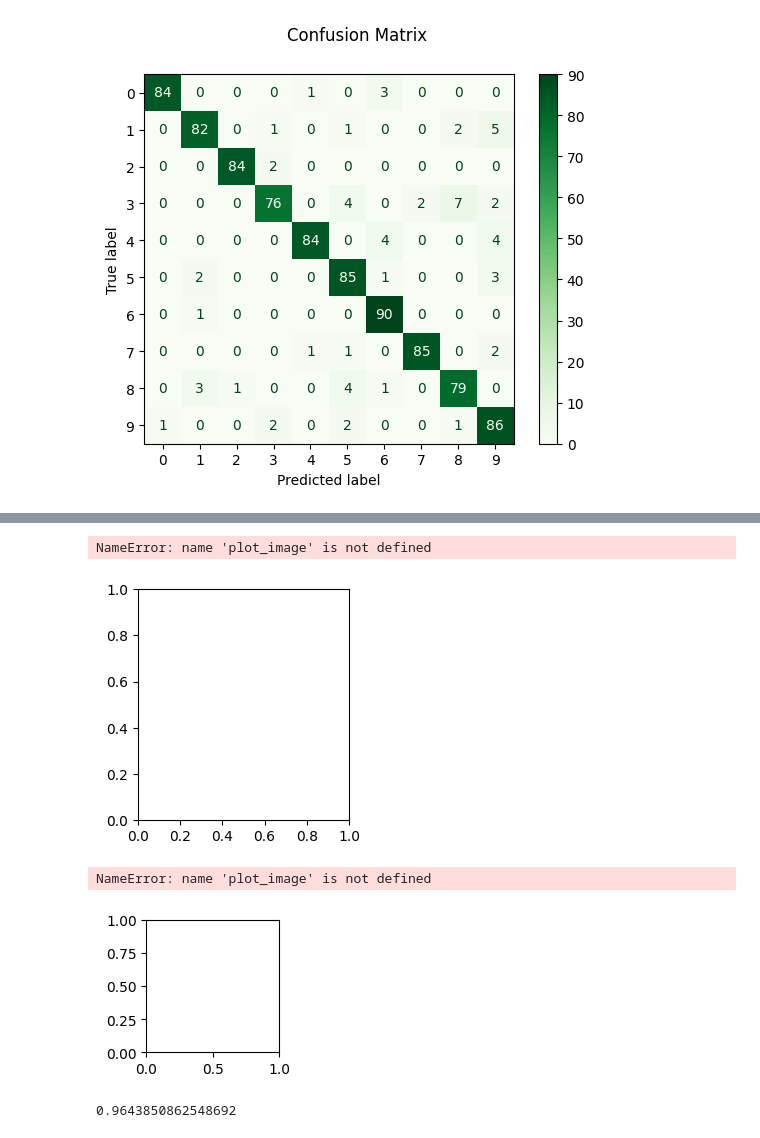
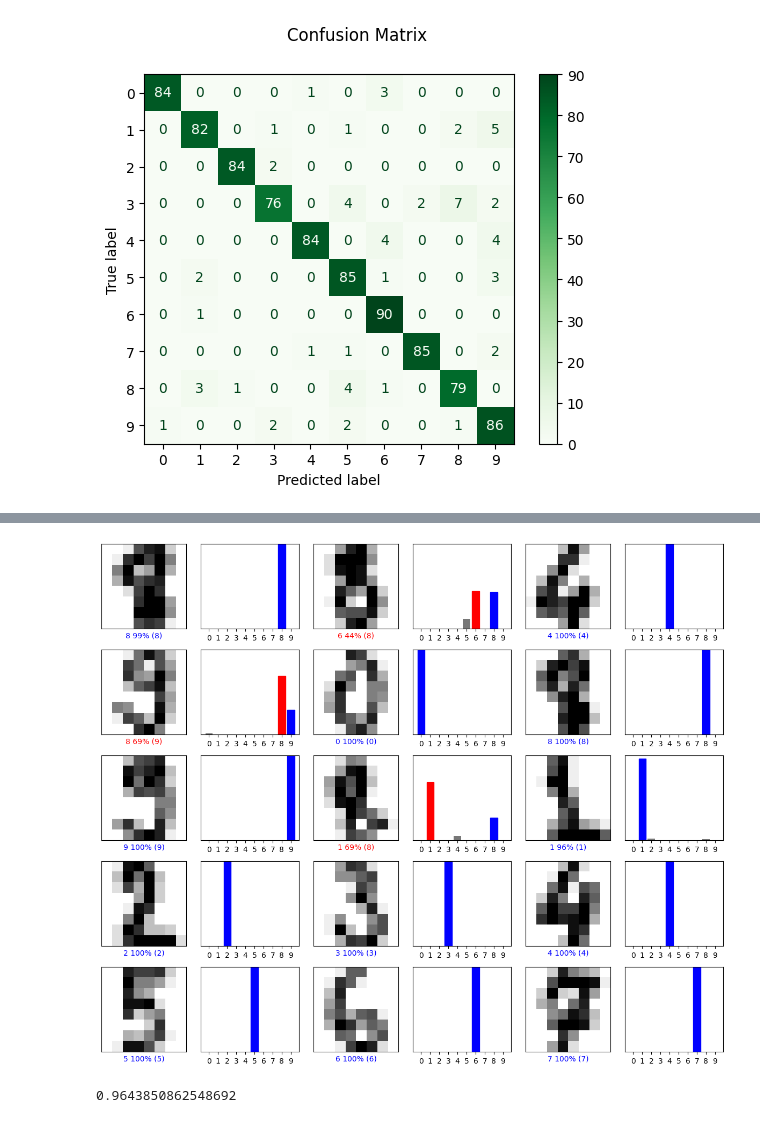
Before and after one commit to 2025-2-fundamentos/PRE-17-clasificacion-basica-de-imagenes-Sabelsl, a Jupyter notebook: homework/notebook.ipynb, the cells around one changed output, grey strips where cells are left out. Saved outputs shown, nothing was run; the diff lists cells and outputs as text; code cells hidden in the pictures.

```diff
--- a/homework/notebook.ipynb
+++ b/homework/notebook.ipynb
@@ -205,56 +217,37 @@ def plot_value_array(i, predicted_proba, predicted_label, true_label):
     thisplot[predicted_label[i]].set_color("red")
     thisplot[true_label[i]].set_color("blue")
 # %%
-i = 0
-plt.figure(figsize=(6, 3))
-plt.subplot(1, 2, 1)
-plot_image(
-    i,
-    predictions,
-    y_test,
-    predicted_proba,
-    X_test.reshape(len(X_test), 8, 8),
-)
-plt.subplot(1, 2, 2)
-plot_value_array(
-    i,
-    predicted_proba,
-    predictions,
-    y_test,
-)
+num_rows = 5
+num_cols = 3
+num_images = num_rows * num_cols
+
+plt.figure(figsize=(2 * 2 * num_cols, 2 * num_rows))
+
+for i in range(num_images):
+    plt.subplot(num_rows, 2 * num_cols, 2 * i + 1)
+    plot_image(
+        i,
+        predictions,
+        y_test,
+        predicted_proba,
+        X_test.reshape(len(X_test), 8, 8),
+    )
+    plt.subplot(num_rows, 2 * num_cols, 2 * i + 2)
+    plot_value_array(
+        i,
+        predicted_proba,
+        predictions,
+        y_test,
+    )
+plt.tight_layout()
 plt.show()
 # %% [output]
-NameError: name 'plot_image' is not defined
-[figure, old version]
+[figure, new version]
 # %%
+import pickle
 
-num_rows = 5
-num_cols = 3
-num_images = num_rows * num_cols
-
-plt.figure(figsize=(2 * 2 * num_cols, 2 * num_rows))
-
-for i in range(num_images):
-    plt.subplot(num_rows, 2 * num_cols, 2 * i + 1)
-    plot_image(
-        i,
-        predictions,
-        y_test,
-        predicted_proba,
-        X_test.reshape(len(X_test), 8, 8),
-    )
-    plt.subplot(num_rows, 2 * num_cols, 2 * i + 2)
-    plot_value_array(
-        i,
-        predicted_proba,
-        predictions,
-        y_test,
-    )
-plt.tight_layout()
-plt.show()
+with open("estimator.pickle", "wb") as file:
+    pickle.dump(estimator, file)
-# %% [output]
-NameError: name 'plot_image' is not defined
-[figure, removed]
 # %%
 import pickle
 
```
Also changed, not shown: parts of 4 cells of this notebook.
